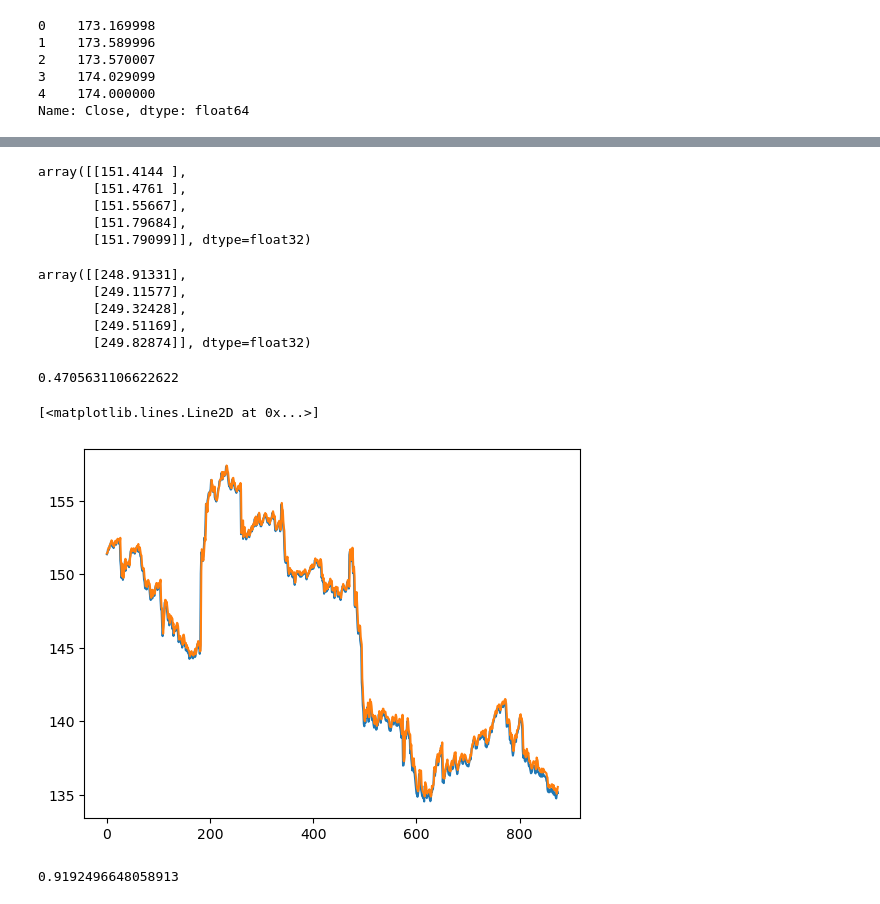
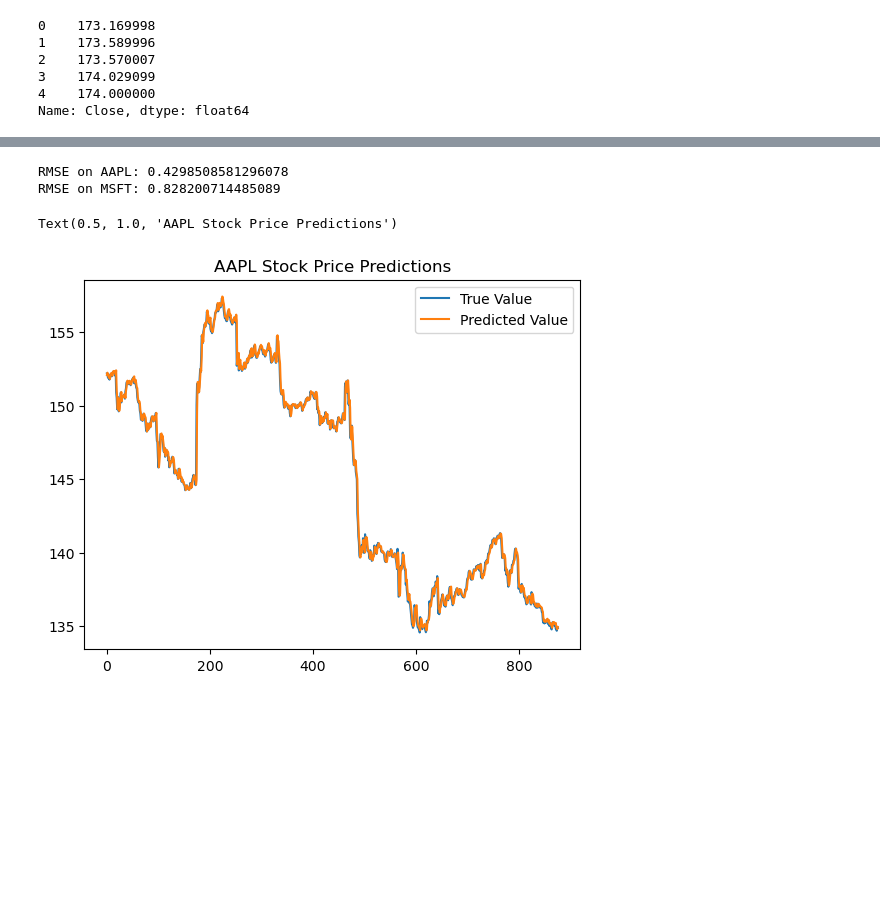
Before and after one commit to skylinecc/StockTrader, a Jupyter notebook: trainLSTMGranular.ipynb, the cells around one changed output, grey strips where cells are left out. Cells and saved outputs as stored; diff of their text form; code cells hidden in the pictures; blank space fills up the shorter version.

```diff
--- a/trainLSTMGranular.ipynb
+++ b/trainLSTMGranular.ipynb
@@ -114,6 +91,9 @@ train_data_msft, val_data_msft, test_data_msft = df1_msft[0:train_size, :], df1_
 train_data_aapl, val_data_aapl, test_data_aapl = df1_aapl[0:train_size, :], df1_aapl[train_size:train_size+val_size, :], df1_aapl[train_size+val_size:len(df1_aapl), :]
 # %%
 def create_dataset(dataset, time_step=1):
+    '''
+    Split data into timesteps of length 60 (data from last 5 hours)
+    '''
     dataX, dataY = [], []
     for i in range(len(dataset)-time_step-1):
         a = dataset[i:(i+time_step), 0]
@@ -145,9 +129,10 @@ np.concatenate((X_train_aapl, X_train_msft)).shape
 # %%
-history1 = model.fit(
+# Train model on AAPL data
+history_aapl = model.fit(
     X_train_aapl,
     y_train_aapl,
     batch_size=16,
-    epochs=50,
+    epochs=40,
     validation_data=(X_val_aapl, y_val_aapl),
 )
 # %% [output]
@@ -191,9 +156,10 @@ plt.plot(y_preds_aapl)
 # %%
+# Train model on MSFT data
 history_msft = model.fit(
     X_train_msft,
     y_train_msft,
     batch_size=16,
-    epochs=30,
+    epochs=40,
     validation_data=(X_val_msft, y_val_msft),
 )
 # %% [output]
@@ -299,35 +261,23 @@ Epoch 50/50
-# %%
-y_preds_aapl_comb = scaler_aapl.inverse_transform(model_combined.predict(X_test_aapl))
-y_preds_aapl_comb[:5]
-# %% [output]
-array([[151.4144 ],
-       [151.4761 ],
-       [151.55667],
-       [151.79684],
-       [151.79099]], dtype=float32)
-# %%
-y_preds_msft_comb = scaler_msft.inverse_transform(model_combined.predict(X_test_msft))
-y_preds_msft_comb[:5]
-# %% [output]
-array([[248.91331],
-       [249.11577],
-       [249.32428],
-       [249.51169],
-       [249.82874]], dtype=float32)
-# %%
-rmse_aapl_comb = math.sqrt(mean_squared_error(scaler_aapl.inverse_transform(y_test_aapl.reshape(-1, 1)),y_preds_aapl_comb))
-rmse_aapl_comb
-# %% [output]
-0.4705631106622622
+# %%
+# Make predictions
+y_preds_aapl_comb = scaler_aapl.inverse_transform(model.predict(X_test_aapl))
+y_preds_msft_comb = scaler_msft.inverse_transform(model.predict(X_test_msft))
+# %%
+# Calculate RMSE
+rmse_aapl_comb = math.sqrt(mean_squared_error(scaler_aapl.inverse_transform(y_test_aapl.reshape(-1, 1)),y_preds_aapl_comb))
+rmse_msft_comb = math.sqrt(mean_squared_error(scaler_msft.inverse_transform(y_test_msft.reshape(-1, 1)),y_preds_msft_comb))
+print('RMSE on AAPL: {}'.format(rmse_aapl_comb))
+print('RMSE on MSFT: {}'.format(rmse_msft_comb))
+# %% [output]
+RMSE on AAPL: 0.4298508581296078
+RMSE on MSFT: 0.828200714485089
 # %%
-plt.plot(scaler_aapl.inverse_transform(y_test_aapl.reshape(-1, 1)))
-plt.plot(y_preds_aapl_comb)
+# Plot AAPL predictions
+plt.plot(scaler_aapl.inverse_transform(y_test_aapl.reshape(-1, 1)), label='True Value')
+plt.plot(y_preds_aapl_comb, label='Predicted Value')
+plt.legend()
+plt.title('AAPL Stock Price Predictions')
 # %% [output]
-[<matplotlib.lines.Line2D at 0x...>]
+Text(0.5, 1.0, 'AAPL Stock Price Predictions')
-[figure, old version]
+[figure, new version]
-# %%
-rmse_msft_comb = math.sqrt(mean_squared_error(scaler_msft.inverse_transform(y_test_msft.reshape(-1, 1)),y_preds_msft_comb))
-rmse_msft_comb
-# %% [output]
-0.9192496648058913
 # %%
```
Also changed, not shown: parts of 37 cells of this notebook, 11 other files.
